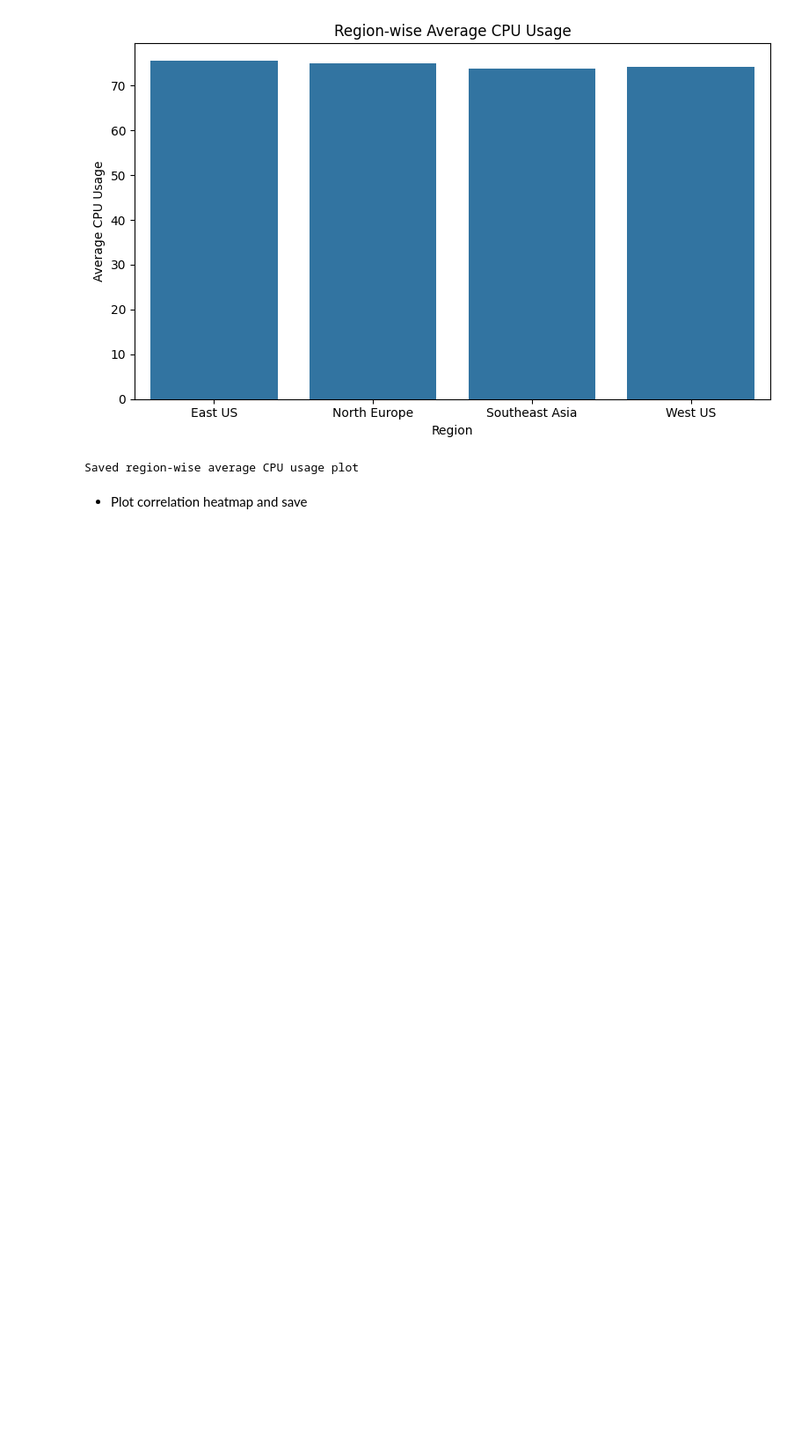
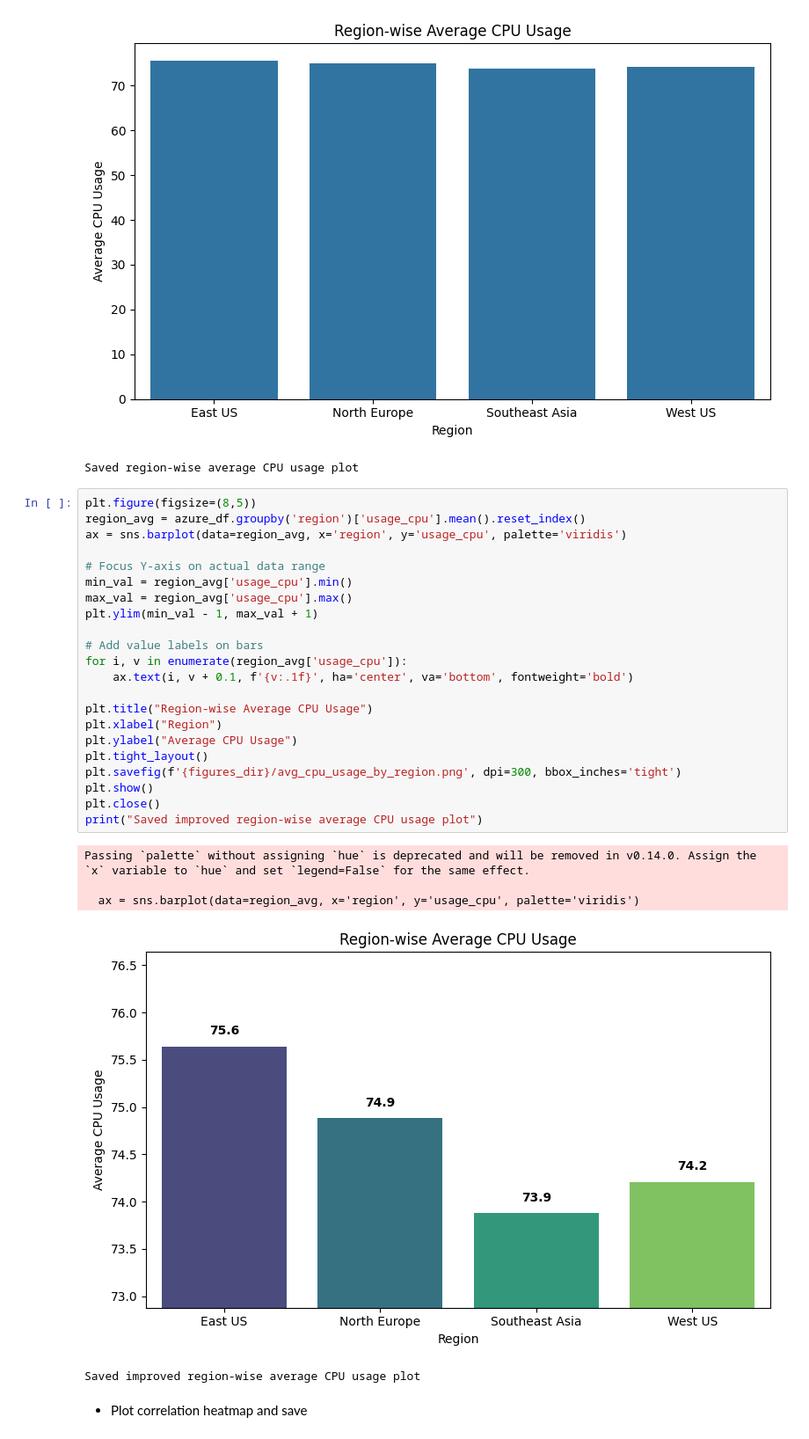
Before and after one commit to mahe115/Integrated_Forecasting_-Predict_Azure_consumer_demand, a Jupyter notebook: notebooks/02_data_cleaning_merging.ipynb, the cells around one changed output. Shown at 88% size. Cells and saved outputs as stored; diff of their text form; blank space fills up the shorter version.

Commit message:
Region-wise Average CPU Usage graph manginified

```diff
--- a/notebooks/02_data_cleaning_merging.ipynb
+++ b/notebooks/02_data_cleaning_merging.ipynb
@@ -103,6 +103,34 @@ print("Saved region-wise average CPU usage plot")
 # %% [output]
 [figure]
 Saved region-wise average CPU usage plot
+# %%
+plt.figure(figsize=(8,5))
+region_avg = azure_df.groupby('region')['usage_cpu'].mean().reset_index()
+ax = sns.barplot(data=region_avg, x='region', y='usage_cpu', palette='viridis')
+
+# Focus Y-axis on actual data range
+min_val = region_avg['usage_cpu'].min()
+max_val = region_avg['usage_cpu'].max()
+plt.ylim(min_val - 1, max_val + 1)
+
+# Add value labels on bars
+for i, v in enumerate(region_avg['usage_cpu']):
+    ax.text(i, v + 0.1, f'{v:.1f}', ha='center', va='bottom', fontweight='bold')
+
+plt.title("Region-wise Average CPU Usage")
+plt.xlabel("Region")
+plt.ylabel("Average CPU Usage")
+plt.tight_layout()
+plt.savefig(f'{figures_dir}/avg_cpu_usage_by_region.png', dpi=300, bbox_inches='tight')
+plt.show()
+plt.close()
+print("Saved improved region-wise average CPU usage plot")
+# %% [output]
+Passing `palette` without assigning `hue` is deprecated and will be removed in v0.14.0. Assign the `x` variable to `hue` and set `legend=False` for the same effect.
+
+  ax = sns.barplot(data=region_avg, x='region', y='usage_cpu', palette='viridis')
+[figure, added]
+Saved improved region-wise average CPU usage plot
 # %% [markdown]
 - Plot correlation heatmap and save
 # %%
```
